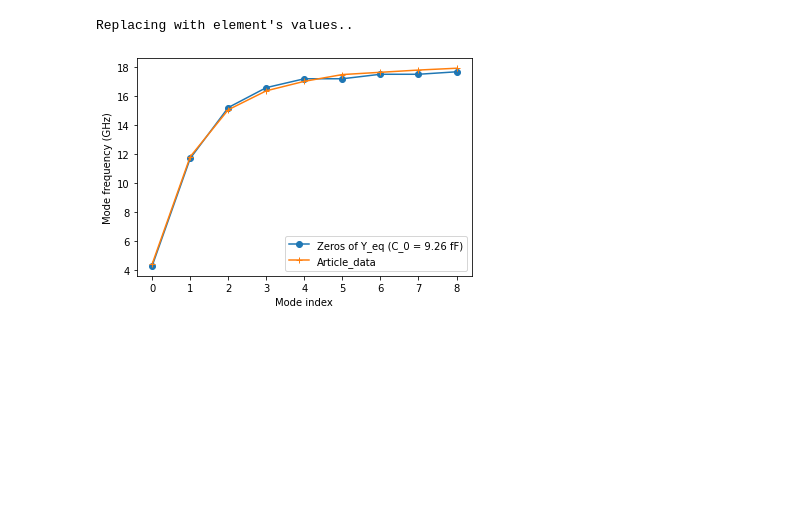
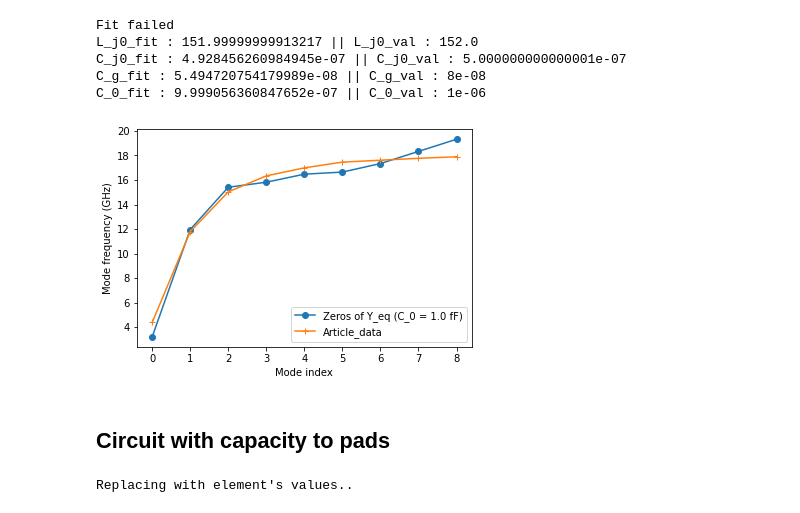
Before and after one commit to RemiRousseau/JJarray_formal, a Jupyter notebook: Article_fit.ipynb, the cells around one changed output. Drawn from its saved outputs; the diff is of its cells as text; code cells hidden in the pictures; blank space fills up the shorter version.

Commit message:
updated computation of equivalent impedance

```diff
--- a/Article_fit.ipynb
+++ b/Article_fit.ipynb
@@ -28,20 +26,53 @@ r = 1e5
-# %%
-y_eqs = quick_eq_imp.equivalent_impedance(N_jct = N_jct, mass_capa = mass_capa, all_eqs = all_eqs, fourier = fourier, loss = loss, impedance = impedance, messages = messages)
-# %% [output]
-Replacing with element's values..
 # %%
-L_j0_val = 1.9*20
-C_j0_val = 40e-6/20
-C_g_val = 1.10e-06
-C_0_val = 3.5e-6
-params = analysis.create_param(L_j0_val,C_j0_val,C_g_val,C_0_val)
+L_j0_val = 1.9*80
+C_j0_val = 40e-6/80
+C_g_val = 4e-8*80/n_jct
+
+C_0_val = 1e-6
+
+params = analysis.create_param([L_j0_val,C_j0_val,C_g_val,C_0_val])
 f_s = analysis.circuit_resonances(y_eqs[0],params = params,full = False)
-plt.plot([el[0] for el in f_s][:9],"o-",label=f"Zeros of Y_eq (C_0 = {round(C_0*1e6,2)} fF)")
+plt.plot([el[0] for el in f_s][:9],"o-",label=f"Real")
+plt.plot([el[1] for el in f_s][:9],"o-",label=f"Imag")
+plt.plot([np.sqrt(el[0]**2+el[1]**2) for el in f_s][:9],"o-",label=f"Norm")
 plt.plot(article_theoretical_data,"+-",label ="Article_data")
 plt.xlabel("Mode index")
 plt.ylabel("Mode frequency (GHz)")
 plt.legend()
 plt.show()
-#plt.savefig("graphs/article_fit_sucess.png")
+#plt.savefig("graphs/article_fit.png")
-# %% [output]
-[figure, removed]
+# %%
+fitted_params, fitted_f_s = analysis.eigenmode_fit(article_theoretical_data, y_eqs[0],[L_j0_val,C_j0_val,C_g_val,C_0_val],norm=False)
+[L_j0_fit,C_j0_fit,C_g_fit,C_0_fit] = fitted_params
+print(f"L_j0_fit : {L_j0_fit} || L_j0_val : {L_j0_val}")
+print(f"C_j0_fit : {C_j0_fit} || C_j0_val : {C_j0_val}")
+print(f"C_g_fit : {C_g_fit} || C_g_val : {C_g_val}")
+print(f"C_0_fit : {C_0_fit} || C_0_val : {C_0_val}")
+# %% [output]
+Fit failed
+L_j0_fit : 151.99999999913217 || L_j0_val : 152.0
+C_j0_fit : 4.928456260984945e-07 || C_j0_val : 5.000000000000001e-07
+C_g_fit : 5.494720754179989e-08 || C_g_val : 8e-08
+C_0_fit : 9.999056360847652e-07 || C_0_val : 1e-06
+# %%
+plt.plot([np.sqrt(el[0]**2+el[1]**2) for el in fitted_f_s][:9],"o-",label=f"Zeros of Y_eq (C_0 = {round(C_0_fit*1e6,2)} fF)")
+plt.plot(article_theoretical_data,"+-",label ="Article_data")
+plt.xlabel("Mode index")
+plt.ylabel("Mode frequency (GHz)")
+plt.legend()
+plt.show()
+# %% [output]
+[figure, added]
+# %% [markdown]
+## Circuit with capacity to pads
+# %%
+n_jct = 40
+y_eqs = quick_eq_imp.equivalent_impedance(n_jct = n_jct,
+                                          mass_capa = False,
+                                          all_eqs = False,
+                                          fourier = True,
+                                          loss = False,
+                                          impedance = False,
+                                          messages = True)
+# %% [output]
+Replacing with element's values..
```
Also changed, not shown: parts of 5 cells of this notebook, 9 other files.
